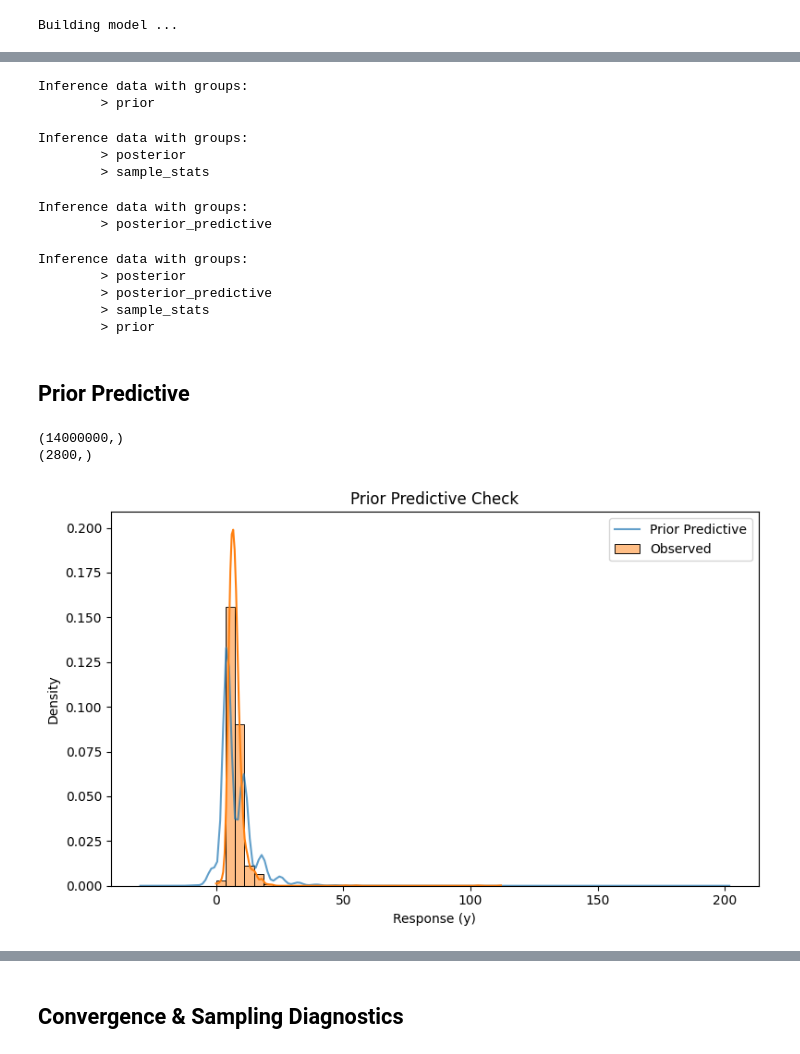
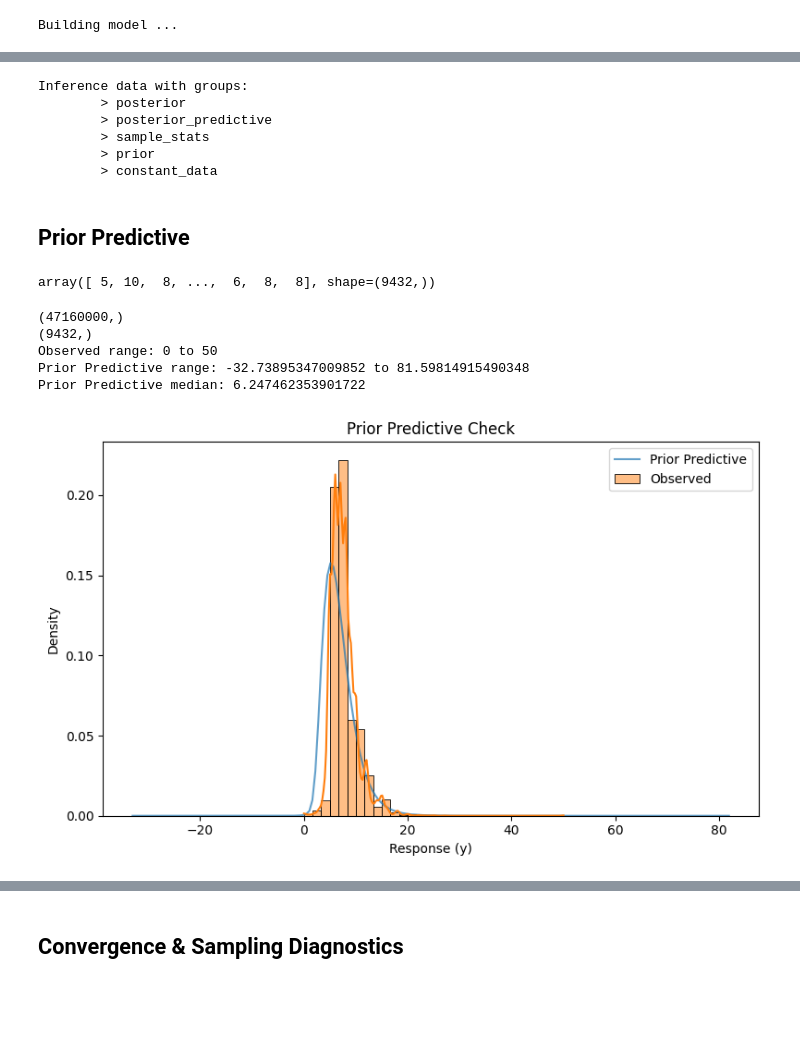
Before and after one commit to ElisiusKLP/NumEst-PD, a Jupyter notebook: notebooks/fit_model_hir2.ipynb, the cells around one changed output, grey strips where cells are left out. Drawn from its saved outputs; the diff is of its cells as text; code cells hidden in the pictures; blank space fills up the shorter version.

```diff
--- a/notebooks/fit_model_hir2.ipynb
+++ b/notebooks/fit_model_hir2.ipynb
@@ -94,7 +94,7 @@ unpacked list
 4720 rows × 21 columns
 # %%
 # Load data
-X = get_all_data(subset_prop=0.3)
+X = get_all_data()
 
 # Encode hallucination group as Categorical (trial-level, but will extract per subject)
 X["s_param_ph"] = X["s_param_ph"].replace({"1mh": "3mhch"})
@@ -154,0 +158,8 @@ Outlier:
+# %%
+
+# remove rows where Estimated_numerosity > 24
+X = X[X["Estimated_numerosity"].between(4, 50)].copy()
+
+# optional: check result
+print(f"Remaining rows: {len(X)}")
+plt.hist(X["Estimated_numerosity"], bins=30, color="orange")
@@ -187,6 +214,6 @@ ph_type 35
 # %%
 print(f"Building model ...")
-model = build_hierarchical_prior(
+model = build_hierarchical_with_prior(
     x_stim,
     y_obs,
     subject_id,
@@ -208,12 +235,12 @@ sample_config = {
 with model:
     prior_pred = pm.sample_prior_predictive(
         samples=5000,
-        var_names=["y_pred_pp"]
+        var_names=["y_pp", "y_pred_pp"]
     )
 
     trace = pm.sample(**sample_config)
 
-    post_pred = pm.sample_posterior_predictive(trace, var_names=["y_pred"])
+    post_pred = pm.sample_posterior_predictive(trace, var_names=["y_latent", "y_pred"])
 # %% [output]
 The effect of Potentials on other parameters is ignored during prior predictive sampling. This is likely to lead to invalid or biased predictive samples.
 
@@ -233,21 +260,5 @@ Sampling: []
 [interactive output not drawn]
 [interactive output not drawn]
-# %%
-prior_pred
-# %% [output]
-Inference data with groups:
-        > prior
-# %%
-trace
-# %% [output]
-Inference data with groups:
-        > posterior
-        > sample_stats
-# %%
-post_pred
-# %% [output]
-Inference data with groups:
-        > posterior_predictive
 # %%
 trace.extend(prior_pred)
 trace.extend(post_pred)
@@ -259,29 +270,42 @@ Inference data with groups:
         > posterior_predictive
         > sample_stats
         > prior
+        > constant_data
 # %%
 # TODO: save idata object hereø
 # %% [markdown]
 ## Prior Predictive
+# %%
+y_obs
+# %% [output]
+array([ 5, 10,  8, ...,  6,  8,  8], shape=(9432,))
 # %%
-pc = prior_pred.prior.y_pred_pp.values # shape (1,5000,880), chain,samples,trials
-pc = pc.flatten()
+pc = prior_pred.prior.y_pp.values.flatten() # shape (1,5000,880), chain,samples,trials
+pc_pred = prior_pred.prior.y_pred_pp.values.flatten() # shape (1,5000,880), chain,samples,trials
+
 print(pc.shape)
 print(y_obs.shape)
+
+print(f"Observed range: {y_obs.min()} to {y_obs.max()}")
+print(f"Prior Predictive range: {pc.min()} to {pc.max()}")
+print(f"Prior Predictive median: {np.median(pc)}")
 
 # Plot
 plt.figure(figsize=(8, 5))
 sns.kdeplot(pc, label="Prior Predictive", alpha=0.7)
 sns.histplot(y_obs, kde=True, stat="density",
              label="Observed", alpha=0.5, color="C1", bins=30)
 
 plt.xlabel("Response (y)")
 plt.ylabel("Density")
 plt.title("Prior Predictive Check")
 plt.legend()
 plt.tight_layout()
 plt.show()
 # %% [output]
-(14000000,)
-(2800,)
+(47160000,)
+(9432,)
+Observed range: 0 to 50
+Prior Predictive range: -32.73895347009852 to 81.59814915490348
+Prior Predictive median: 6.247462353901722
-[figure, old version]
+[figure, new version]
```
Also changed, not shown: parts of 16 cells of this notebook, 8 other files.
